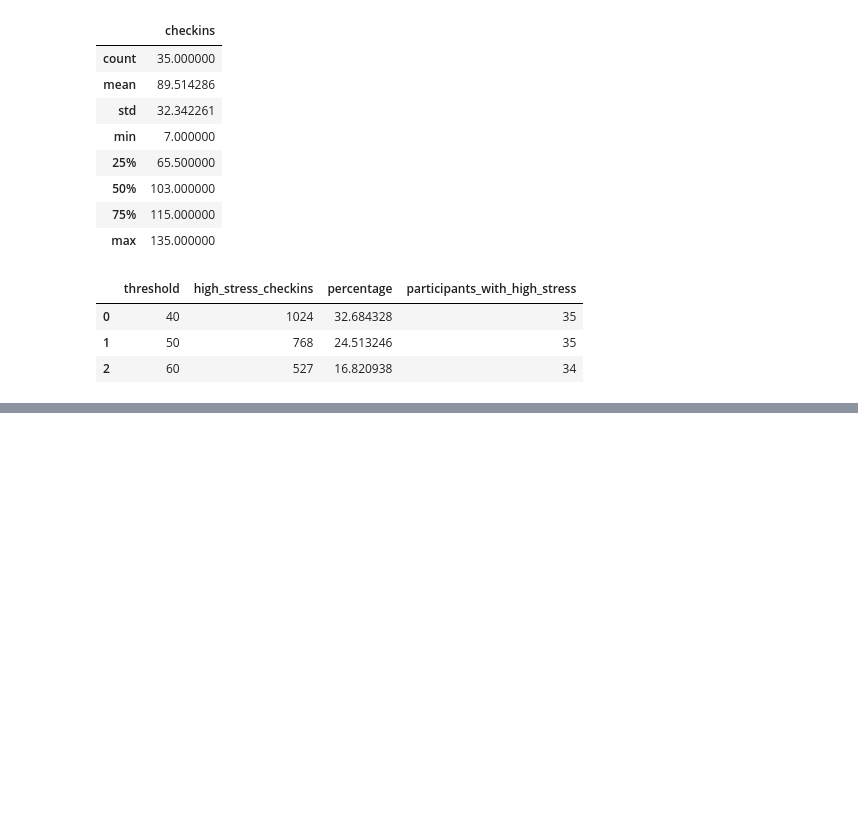
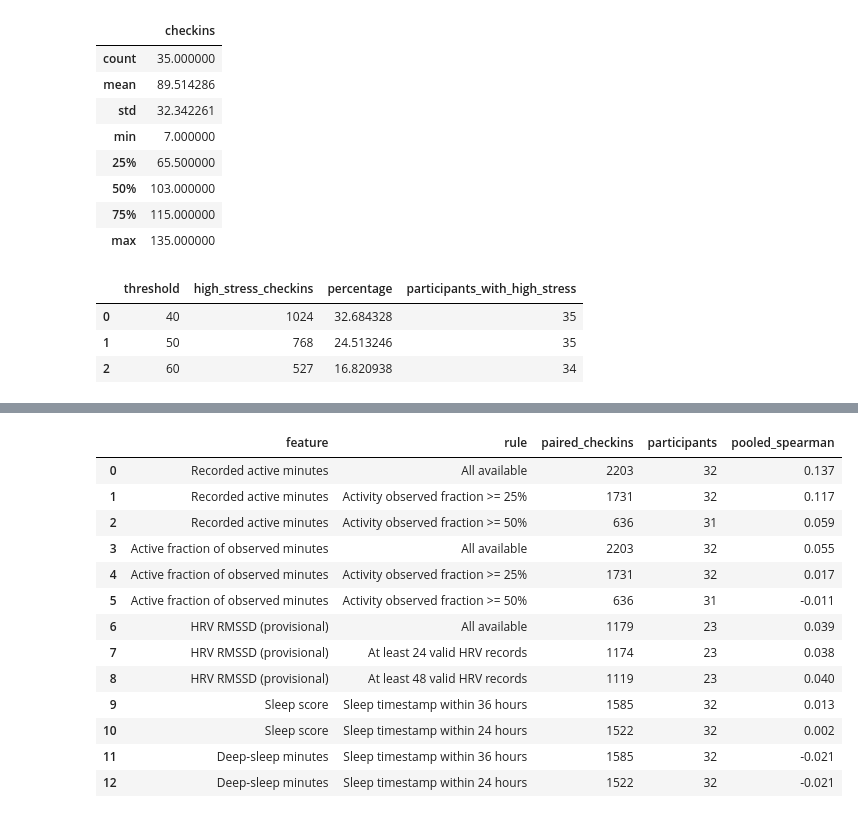
Before and after one commit to bakai-work07/MindWatch-IE08-public, a Jupyter notebook: EDA/notebooks/MW_201_EDA.ipynb, the cells around one changed output, grey strips where cells are left out. Cells and saved outputs as stored; diff of their text form; code cells hidden in the pictures; blank space fills up the shorter version.

```diff
--- a/EDA/notebooks/MW_201_EDA.ipynb
+++ b/EDA/notebooks/MW_201_EDA.ipynb
@@ -1016,0 +1793,67 @@ display(pd.DataFrame(threshold_results))
+# %%
+all_rows = pd.Series(True, index=feature_table.index)
+sensitivity_rows = []
+
+def add_sensitivity(feature, rule, mask):
+    paired = paired_rows(feature_table.loc[mask], feature)
+
+    sensitivity_rows.append({
+        "feature": FEATURE_LABELS[feature],
+        "rule": rule,
+        "paired_checkins": len(paired),
+        "participants": paired["participant_id"].nunique(),
+        "pooled_spearman": safe_spearman(paired, feature),
+    })
+
+
+for feature in [
+    "active_minutes_precheckin",
+    "active_fraction_of_observed",
+]:
+    add_sensitivity(feature, "All available", all_rows)
+
+    for threshold in [0.25, 0.50]:
+        add_sensitivity(
+            feature,
+            f"Activity observed fraction >= {threshold:.0%}",
+            feature_table["activity_observed_fraction"].ge(threshold),
+        )
+
+
+hrv_feature = "hrv_rmssd_median_24h_provisional"
+add_sensitivity(hrv_feature, "All available", all_rows)
+
+for minimum in [24, 48]:
+    add_sensitivity(
+        hrv_feature,
+        f"At least {minimum} valid HRV records",
+        feature_table["hrv_valid_records_n"].ge(minimum),
+    )
+
+
+for feature in ["sleep_overall_score", "sleep_deep_minutes"]:
+    add_sensitivity(feature, "Sleep timestamp within 36 hours", all_rows)
+
+    add_sensitivity(
+        feature,
+        "Sleep timestamp within 24 hours",
+        feature_table["sleep_age_hours"].le(24),
+    )
+
+sensitivity_results = pd.DataFrame(sensitivity_rows)
+display(sensitivity_results.round(3))
+# %% [output]
+|  | feature | rule | paired_checkins | participants | pooled_spearman |
+| 0 | Recorded active minutes | All available | 2203 | 32 | 0.137 |
+| 1 | Recorded active minutes | Activity observed fraction >= 25% | 1731 | 32 | 0.117 |
+| 2 | Recorded active minutes | Activity observed fraction >= 50% | 636 | 31 | 0.059 |
+| 3 | Active fraction of observed minutes | All available | 2203 | 32 | 0.055 |
+| 4 | Active fraction of observed minutes | Activity observed fraction >= 25% | 1731 | 32 | 0.017 |
+| 5 | Active fraction of observed minutes | Activity observed fraction >= 50% | 636 | 31 | -0.011 |
+| 6 | HRV RMSSD (provisional) | All available | 1179 | 23 | 0.039 |
+| 7 | HRV RMSSD (provisional) | At least 24 valid HRV records | 1174 | 23 | 0.038 |
+| 8 | HRV RMSSD (provisional) | At least 48 valid HRV records | 1119 | 23 | 0.040 |
+| 9 | Sleep score | Sleep timestamp within 36 hours | 1585 | 32 | 0.013 |
+| 10 | Sleep score | Sleep timestamp within 24 hours | 1522 | 32 | 0.002 |
+| 11 | Deep-sleep minutes | Sleep timestamp within 36 hours | 1585 | 32 | -0.021 |
+| 12 | Deep-sleep minutes | Sleep timestamp within 24 hours | 1522 | 32 | -0.021 |
```
Also changed, not shown: parts of 20 cells of this notebook.
